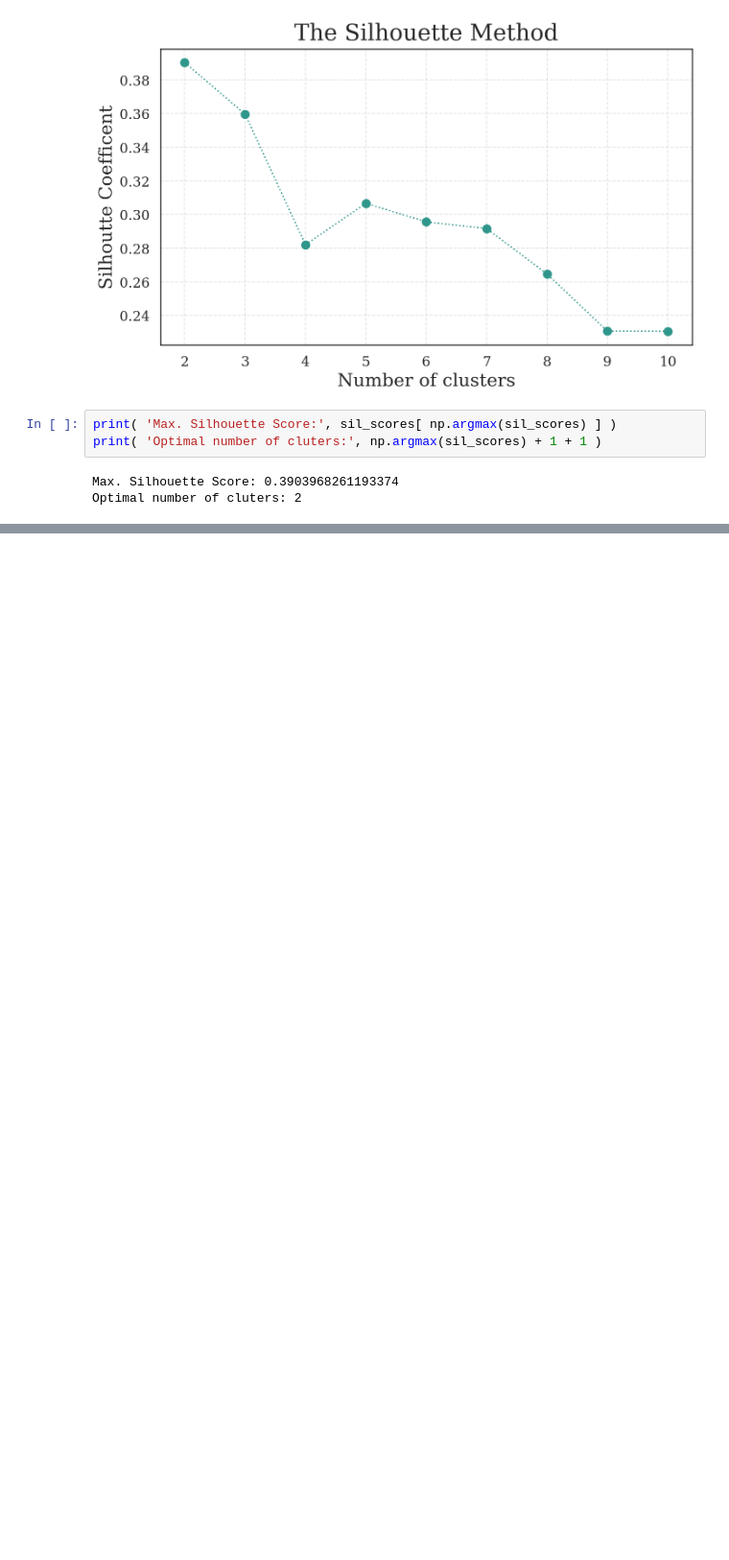
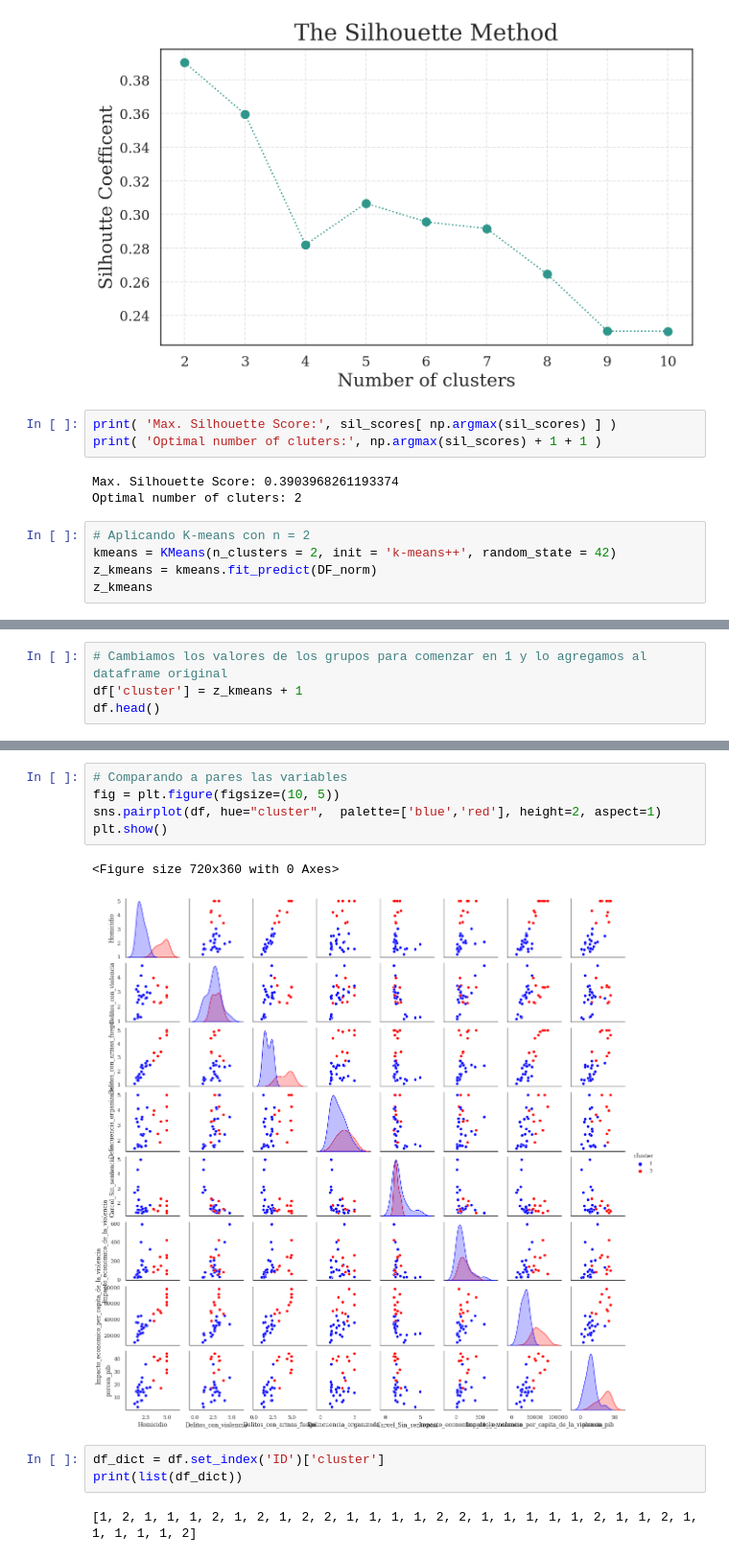
Before and after one commit to watashiwaangie/MexicoPeaceIndex_Analysis, a Jupyter notebook: IPM_2020.ipynb, the cells around one changed output, grey strips where cells are left out. Shown at 96% size. Cells and saved outputs as stored; diff of their text form; blank space fills up the shorter version.

Commit message:
K_means con 2 clusters

```diff
--- a/IPM_2020.ipynb
+++ b/IPM_2020.ipynb
@@ -456,3 +456,8 @@ print( 'Optimal number of cluters:', np.argmax(sil_scores) + 1 + 1 )
 # %% [output]
 Max. Silhouette Score: 0.3903968261193374
 Optimal number of cluters: 2
+# %%
+# Aplicando K-means con n = 2
+kmeans = KMeans(n_clusters = 2, init = 'k-means++', random_state = 42)
+z_kmeans = kmeans.fit_predict(DF_norm)
+z_kmeans
@@ -458,0 +467,4 @@ Optimal number of cluters: 2
+# %%
+# Cambiamos los valores de los grupos para comenzar en 1 y lo agregamos al dataframe original
+df['cluster'] = z_kmeans + 1
+df.head()
@@ -458,0 +478,13 @@ Optimal number of cluters: 2
+# %%
+# Comparando a pares las variables
+fig = plt.figure(figsize=(10, 5))
+sns.pairplot(df, hue="cluster",  palette=['blue','red'], height=2, aspect=1)
+plt.show()
+# %% [output]
+<Figure size 720x360 with 0 Axes>
+[figure, added]
+# %%
+df_dict = df.set_index('ID')['cluster']
+print(list(df_dict))
+# %% [output]
+[1, 2, 1, 1, 1, 2, 1, 2, 1, 2, 2, 1, 1, 1, 1, 2, 2, 1, 1, 1, 1, 1, 2, 1, 1, 2, 1, 1, 1, 1, 1, 2]
```
Also changed, not shown: parts of 4 cells of this notebook.
